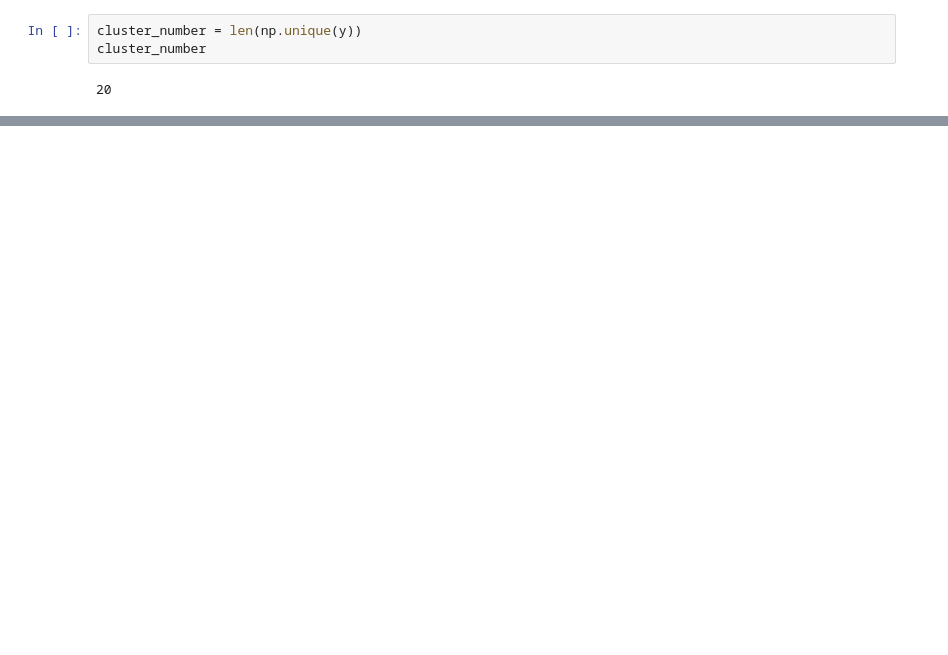
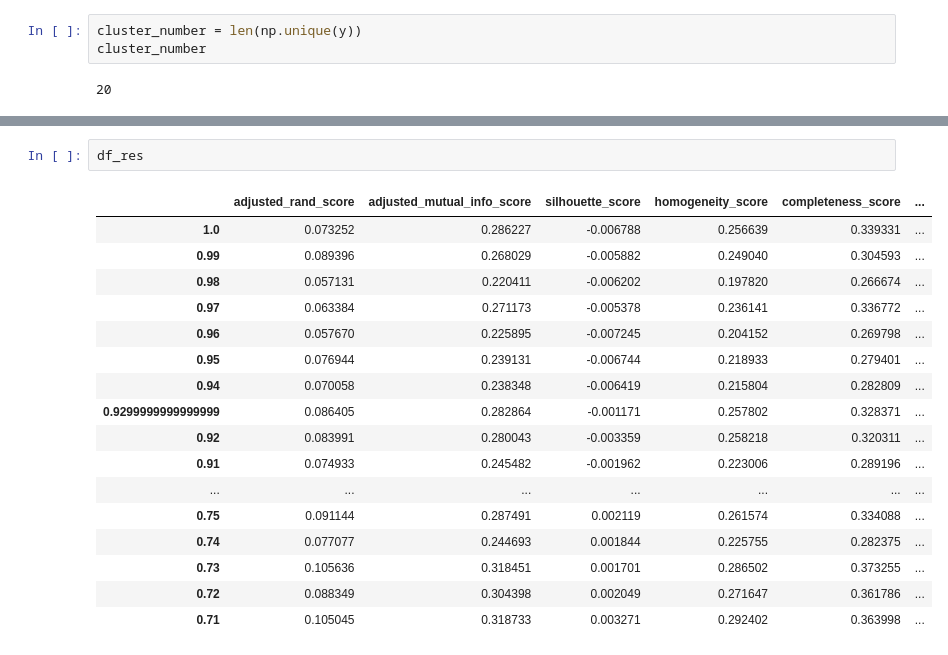
Before and after one commit to Insiares/simplon_datai_2025, a Jupyter notebook: Clustering/CLustering_text_articles.ipynb, the cells around one changed output, grey strips where cells are left out. Cells and saved outputs as stored; diff of their text form; blank space fills up the shorter version.

```diff
--- a/Clustering/CLustering_text_articles.ipynb
+++ b/Clustering/CLustering_text_articles.ipynb
@@ -90,0 +130,20 @@ bench_clust(model, x_train_vec2, y_train)
+# %%
+df_res
+# %% [output]
+|  | adjusted_rand_score | adjusted_mutual_info_score | silhouette_score | homogeneity_score | completeness_score | ... |
+| 1.0 | 0.073252 | 0.286227 | -0.006788 | 0.256639 | 0.339331 | ... |
+| 0.99 | 0.089396 | 0.268029 | -0.005882 | 0.249040 | 0.304593 | ... |
+| 0.98 | 0.057131 | 0.220411 | -0.006202 | 0.197820 | 0.266674 | ... |
+| 0.97 | 0.063384 | 0.271173 | -0.005378 | 0.236141 | 0.336772 | ... |
+| 0.96 | 0.057670 | 0.225895 | -0.007245 | 0.204152 | 0.269798 | ... |
+| 0.95 | 0.076944 | 0.239131 | -0.006744 | 0.218933 | 0.279401 | ... |
+| 0.94 | 0.070058 | 0.238348 | -0.006419 | 0.215804 | 0.282809 | ... |
+| 0.9299999999999999 | 0.086405 | 0.282864 | -0.001171 | 0.257802 | 0.328371 | ... |
+| 0.92 | 0.083991 | 0.280043 | -0.003359 | 0.258218 | 0.320311 | ... |
+| 0.91 | 0.074933 | 0.245482 | -0.001962 | 0.223006 | 0.289196 | ... |
+| ... | ... | ... | ... | ... | ... | ... |
+| 0.75 | 0.091144 | 0.287491 | 0.002119 | 0.261574 | 0.334088 | ... |
+| 0.74 | 0.077077 | 0.244693 | 0.001844 | 0.225755 | 0.282375 | ... |
+| 0.73 | 0.105636 | 0.318451 | 0.001701 | 0.286502 | 0.373255 | ... |
+| 0.72 | 0.088349 | 0.304398 | 0.002049 | 0.271647 | 0.361786 | ... |
+| 0.71 | 0.105045 | 0.318733 | 0.003271 | 0.292402 | 0.363998 | ... |
```
Also changed, not shown: parts of 15 cells of this notebook, 3 other files.
